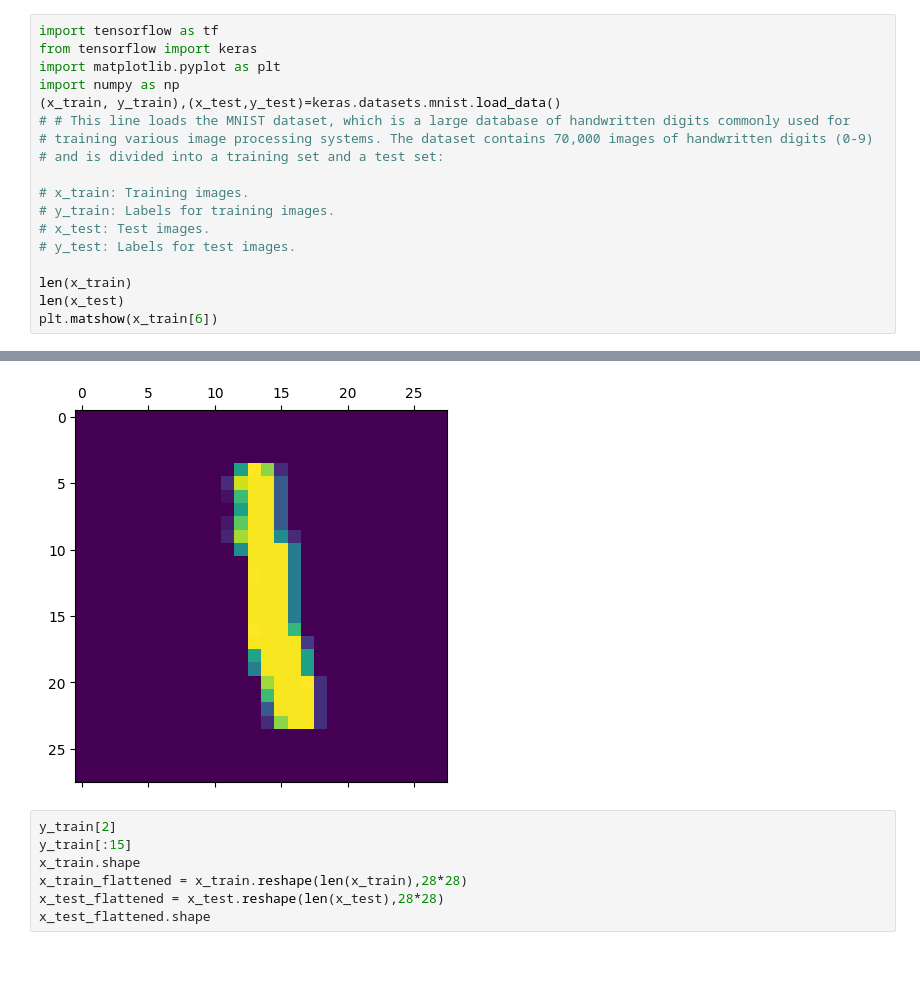
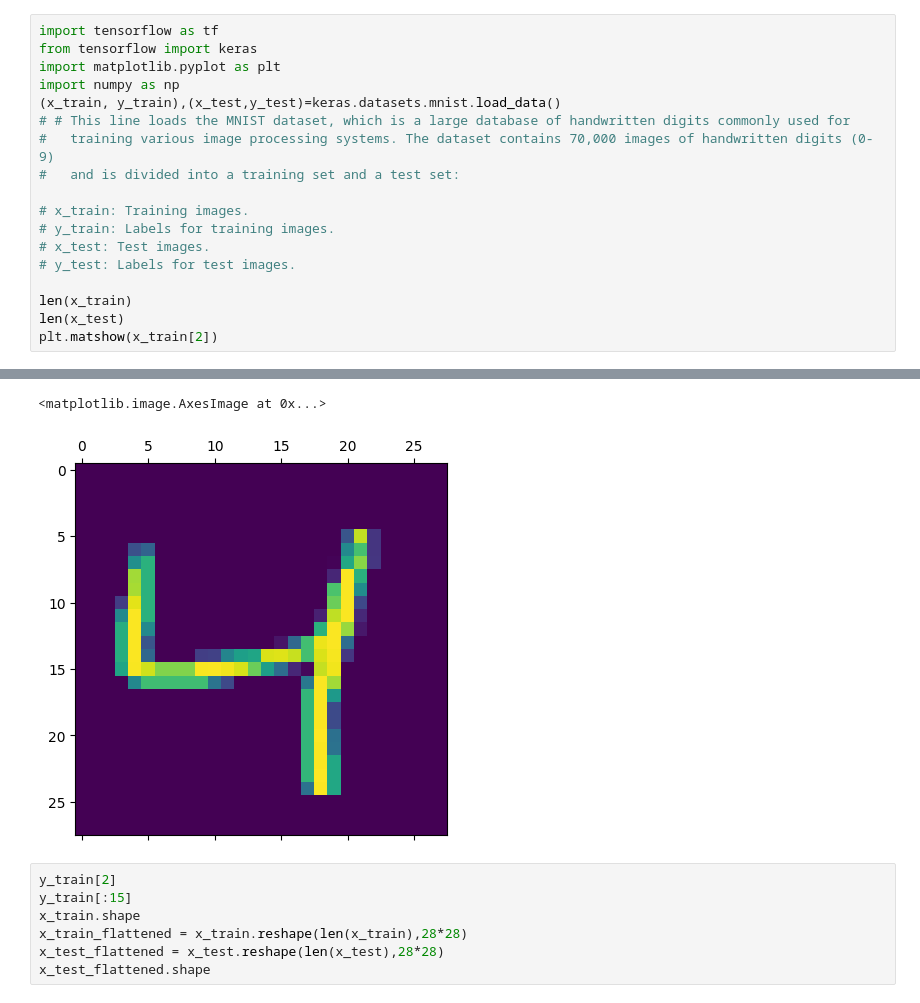
Before and after one commit to Suhaniparmar/Python-Deep-learning, a Jupyter notebook: Handwritten_digit_classification.ipynb, the cells around one changed output, grey strips where cells are left out. Drawn from its saved outputs; the diff is of its cells as text; blank space fills up the shorter version.

```diff
--- a/Handwritten_digit_classification.ipynb
+++ b/Handwritten_digit_classification.ipynb
@@ -7,8 +7,8 @@ import matplotlib.pyplot as plt
 import numpy as np
 (x_train, y_train),(x_test,y_test)=keras.datasets.mnist.load_data()
 # # This line loads the MNIST dataset, which is a large database of handwritten digits commonly used for
-# training various image processing systems. The dataset contains 70,000 images of handwritten digits (0-9)
-# and is divided into a training set and a test set:
+#   training various image processing systems. The dataset contains 70,000 images of handwritten digits (0-9)
+#   and is divided into a training set and a test set:
 
 # x_train: Training images.
 # y_train: Labels for training images.
@@ -17,5 +17,5 @@ import numpy as np
 
 len(x_train)
 len(x_test)
-plt.matshow(x_train[6])
+plt.matshow(x_train[2])
 # %% [output]
@@ -23,4 +24,5 @@ plt.matshow(x_train[6])
+<matplotlib.image.AxesImage at 0x...>
-[figure, old version]
+[figure, new version]
 # %%
 y_train[2]
 y_train[:15]
```
Also changed, not shown: parts of 7 cells of this notebook.
